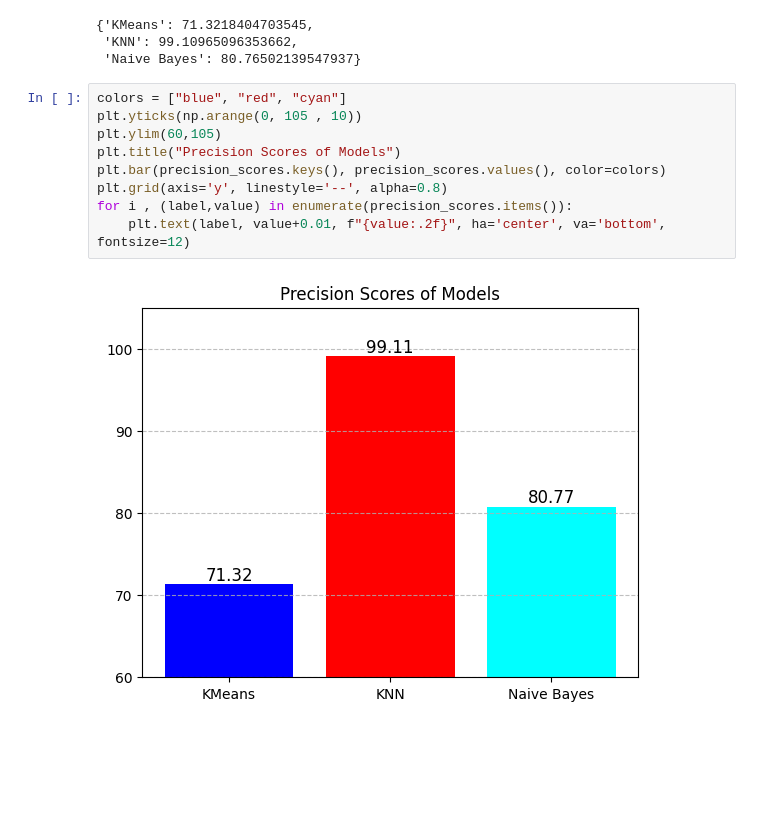
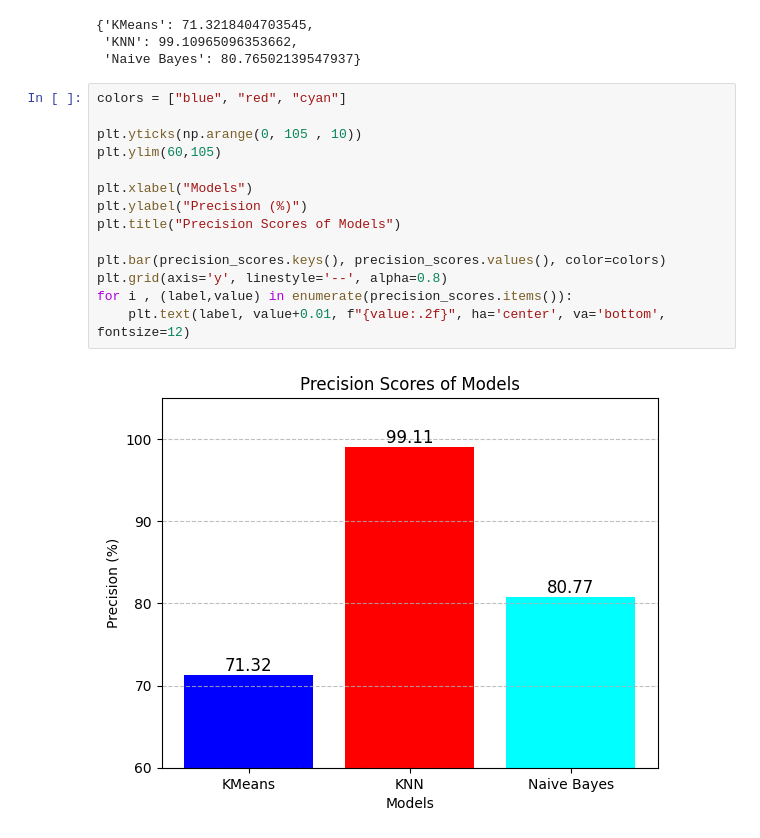
Before and after one commit to Muhammad-Abdullah-Feroz/Macine-Learning, a Jupyter notebook: OCR_Digits.ipynb, the cells around one changed output. Cells and saved outputs as stored; diff of their text form; blank space fills up the shorter version.

```diff
--- a/OCR_Digits.ipynb
+++ b/OCR_Digits.ipynb
@@ -366,12 +364,17 @@ precision_scores
  'Naive Bayes': 80.76502139547937}
 # %%
 colors = ["blue", "red", "cyan"]
+
 plt.yticks(np.arange(0, 105 , 10))
 plt.ylim(60,105)
+
+plt.xlabel("Models")
+plt.ylabel("Precision (%)")
 plt.title("Precision Scores of Models")
+
 plt.bar(precision_scores.keys(), precision_scores.values(), color=colors)
 plt.grid(axis='y', linestyle='--', alpha=0.8)
 for i , (label,value) in enumerate(precision_scores.items()):
     plt.text(label, value+0.01, f"{value:.2f}", ha='center', va='bottom', fontsize=12)
 # %% [output]
-[figure, old version]
+[figure, new version]
```
Also changed, not shown: parts of 5 cells of this notebook.
